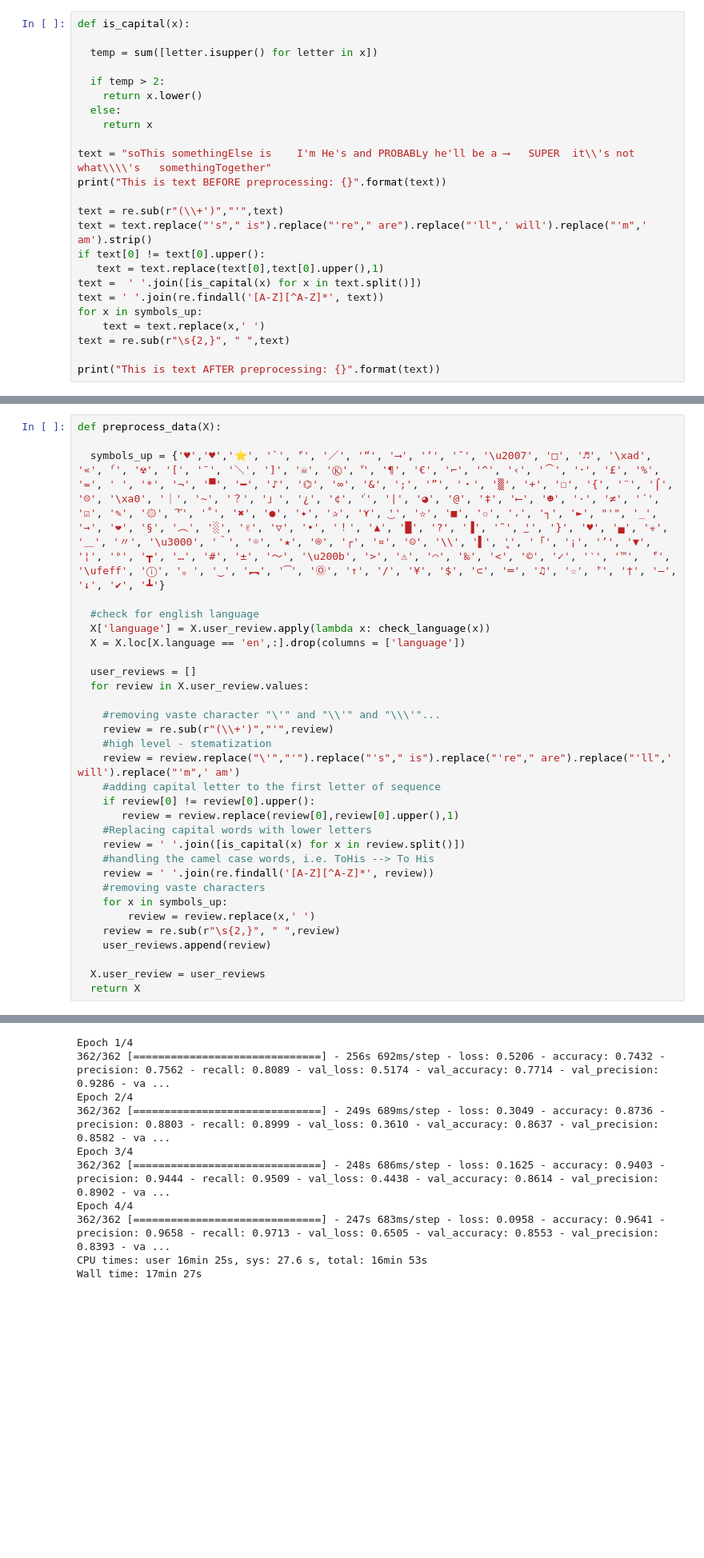
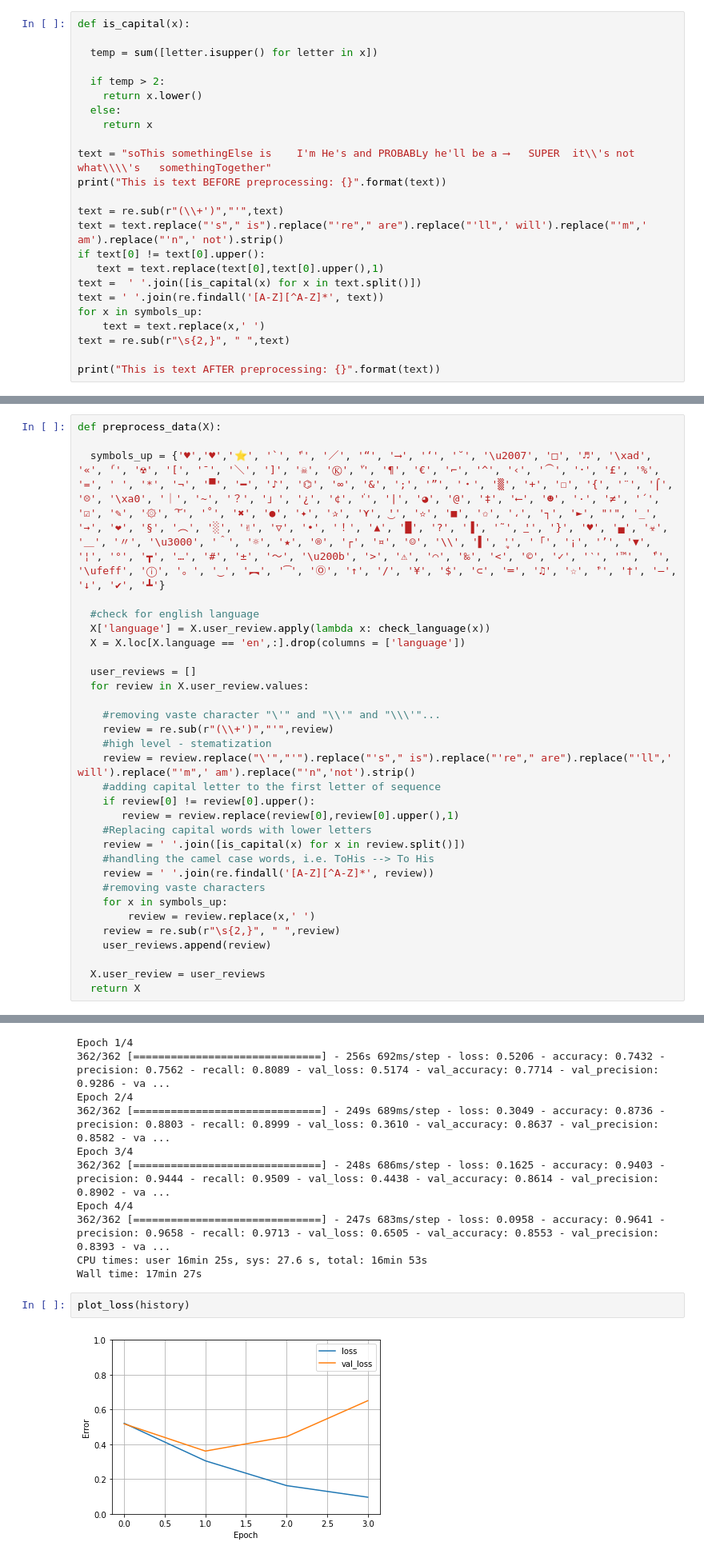
Before and after one commit to stazam/DTSE-project, a Jupyter notebook: DTSE_steam_data_reviews_model_building.ipynb, the cells around one changed output, grey strips where cells are left out. Shown: that part at 80% size. Cells and saved outputs as stored; diff of their text form; blank space fills up the shorter version.

```diff
--- a/DTSE_steam_data_reviews_model_building.ipynb
+++ b/DTSE_steam_data_reviews_model_building.ipynb
@@ -131,7 +132,7 @@ text = "soThis somethingElse is    I'm He's and PROBABLy he'll be a ⟶   SUPER
 print("This is text BEFORE preprocessing: {}".format(text))
 
 text = re.sub(r"(\\+')","'",text)
-text = text.replace("'s"," is").replace("'re"," are").replace("'ll",' will').replace("'m",' am').strip()
+text = text.replace("'s"," is").replace("'re"," are").replace("'ll",' will').replace("'m",' am').replace("'n",' not').strip()
 if text[0] != text[0].upper():
    text = text.replace(text[0],text[0].upper(),1)
 text =  ' '.join([is_capital(x) for x in text.split()])
@@ -159,7 +160,7 @@ def preprocess_data(X):
     #removing vaste character "\'" and "\\'" and "\\\'"...
     review = re.sub(r"(\\+')","'",review)
     #high level - stematization
-    review = review.replace("\'","'").replace("'s"," is").replace("'re"," are").replace("'ll",' will').replace("'m",' am')
+    review = review.replace("\'","'").replace("'s"," is").replace("'re"," are").replace("'ll",' will').replace("'m",' am').replace("'n",'not').strip()
     #adding capital letter to the first letter of sequence
     if review[0] != review[0].upper():
        review = review.replace(review[0],review[0].upper(),1)
@@ -306,3 +307,7 @@ Epoch 4/4
 362/362 [==============================] - 247s 683ms/step - loss: 0.0958 - accuracy: 0.9641 - precision: 0.9658 - recall: 0.9713 - val_loss: 0.6505 - val_accuracy: 0.8553 - val_precision: 0.8393 - va ...
 CPU times: user 16min 25s, sys: 27.6 s, total: 16min 53s
 Wall time: 17min 27s
+# %%
+plot_loss(history)
+# %% [output]
+[figure, added]
```
Also changed, not shown: parts of 36 cells of this notebook.
